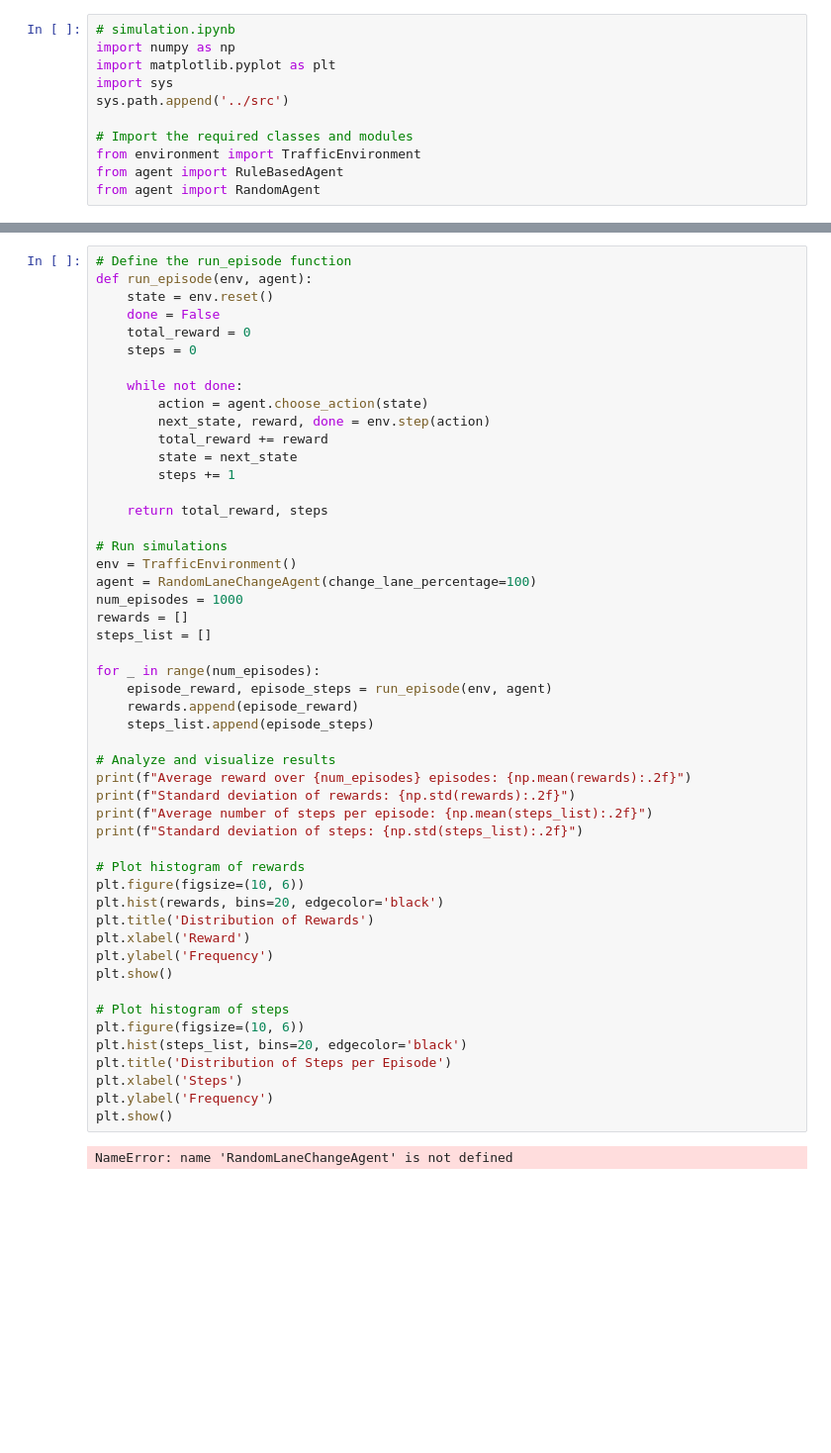
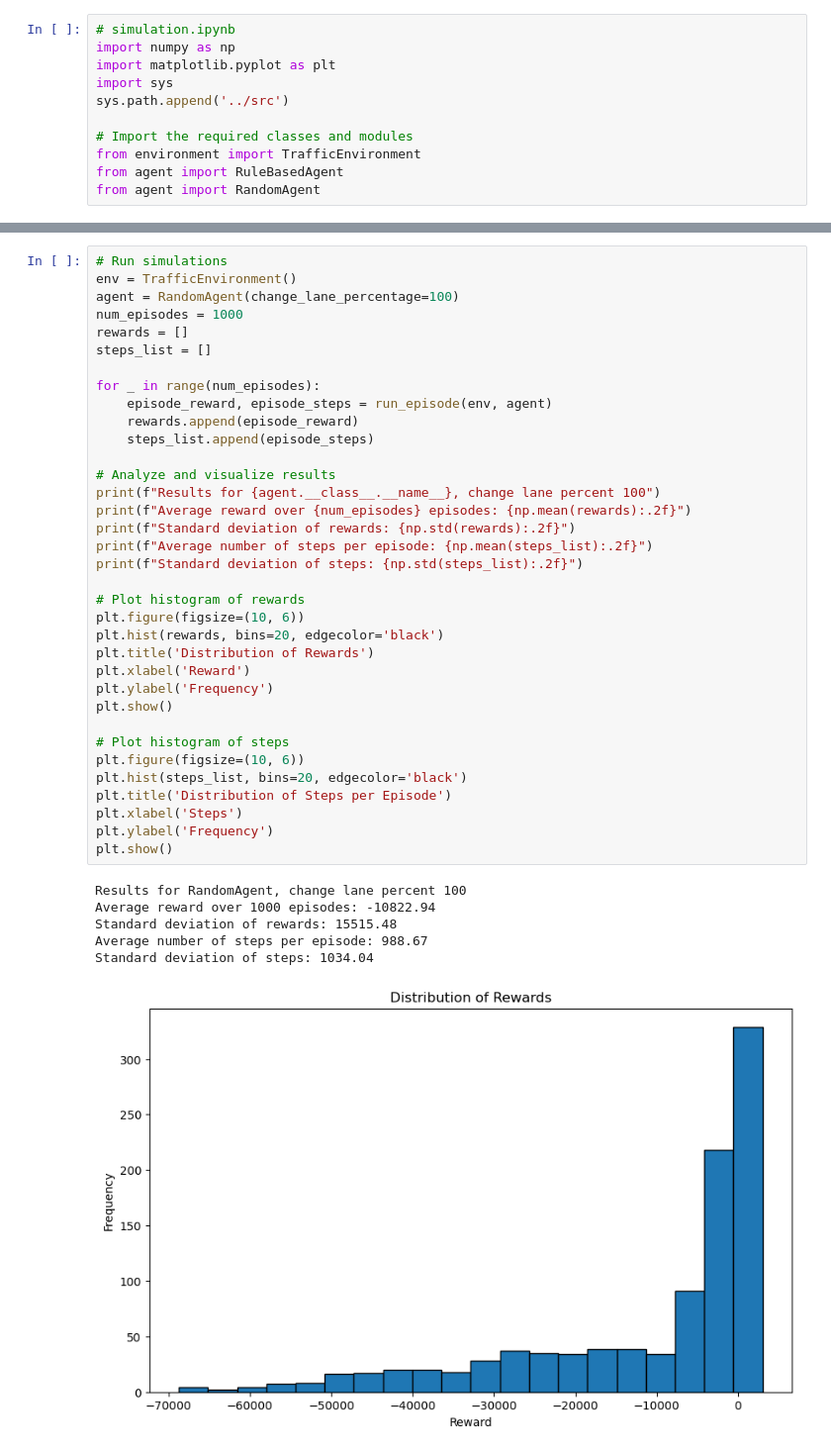
Before and after one commit to danieljames96/LaneSwitchRL-Simulation, a Jupyter notebook: notebooks/simulation.ipynb, the cells around one changed output, grey strips where cells are left out. Shown at 99% size. Saved outputs shown, nothing was run; the diff lists cells and outputs as text; blank space fills up the shorter version.

Commit message:
Compared basic rule base agent against random agent with 0%, 50%, 100% probability that randonizes decision

```diff
--- a/notebooks/simulation.ipynb
+++ b/notebooks/simulation.ipynb
@@ -69,52 +71,42 @@ Standard deviation of steps: 835.99
 # %%
-# Define the run_episode function
-def run_episode(env, agent):
-    state = env.reset()
-    done = False
-    total_reward = 0
-    steps = 0
-
-    while not done:
-        action = agent.choose_action(state)
-        next_state, reward, done = env.step(action)
-        total_reward += reward
-        state = next_state
-        steps += 1
-
-    return total_reward, steps
-
 # Run simulations
 env = TrafficEnvironment()
-agent = RandomLaneChangeAgent(change_lane_percentage=100)
+agent = RandomAgent(change_lane_percentage=100)
 num_episodes = 1000
 rewards = []
 steps_list = []
 
 for _ in range(num_episodes):
     episode_reward, episode_steps = run_episode(env, agent)
     rewards.append(episode_reward)
     steps_list.append(episode_steps)
 
 # Analyze and visualize results
+print(f"Results for {agent.__class__.__name__}, change lane percent 100")
 print(f"Average reward over {num_episodes} episodes: {np.mean(rewards):.2f}")
 print(f"Standard deviation of rewards: {np.std(rewards):.2f}")
 print(f"Average number of steps per episode: {np.mean(steps_list):.2f}")
 print(f"Standard deviation of steps: {np.std(steps_list):.2f}")
 
 # Plot histogram of rewards
 plt.figure(figsize=(10, 6))
 plt.hist(rewards, bins=20, edgecolor='black')
 plt.title('Distribution of Rewards')
 plt.xlabel('Reward')
 plt.ylabel('Frequency')
 plt.show()
 
 # Plot histogram of steps
 plt.figure(figsize=(10, 6))
 plt.hist(steps_list, bins=20, edgecolor='black')
 plt.title('Distribution of Steps per Episode')
 plt.xlabel('Steps')
 plt.ylabel('Frequency')
 plt.show()
 # %% [output]
-NameError: name 'RandomLaneChangeAgent' is not defined
+Results for RandomAgent, change lane percent 100
+Average reward over 1000 episodes: -10822.94
+Standard deviation of rewards: 15515.48
+Average number of steps per episode: 988.67
+Standard deviation of steps: 1034.04
+[figure, added]
```
Also changed, not shown: parts of 4 cells of this notebook.
